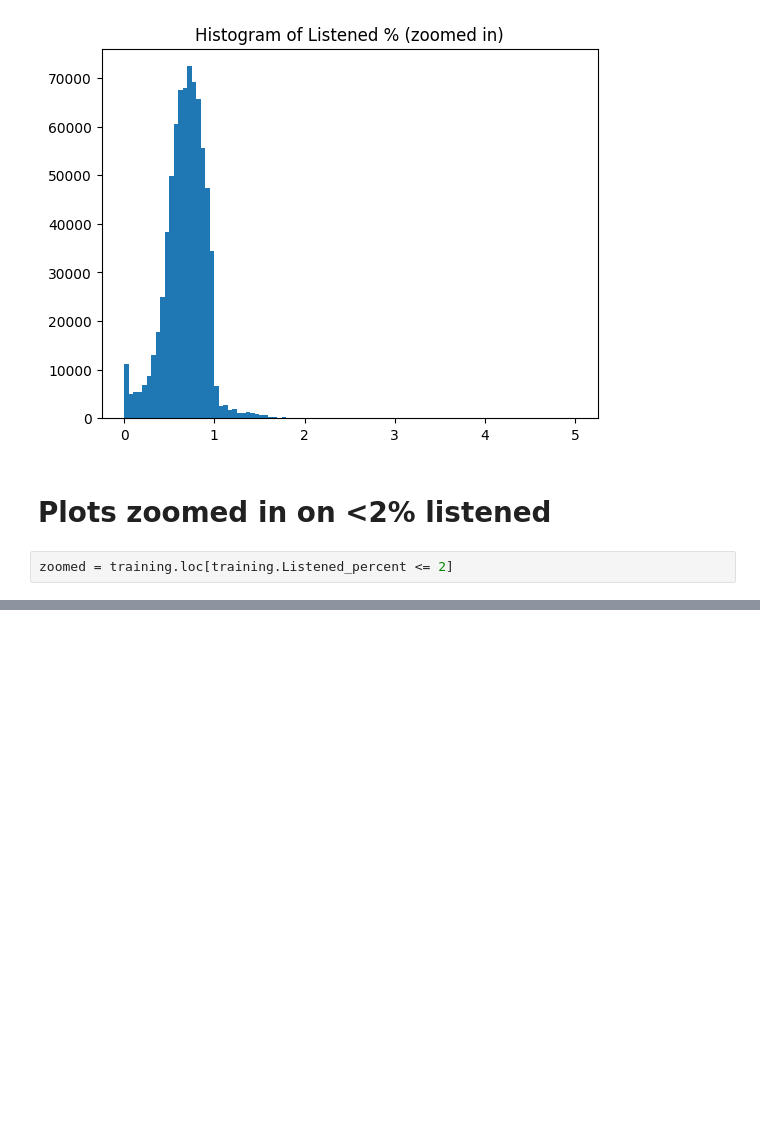
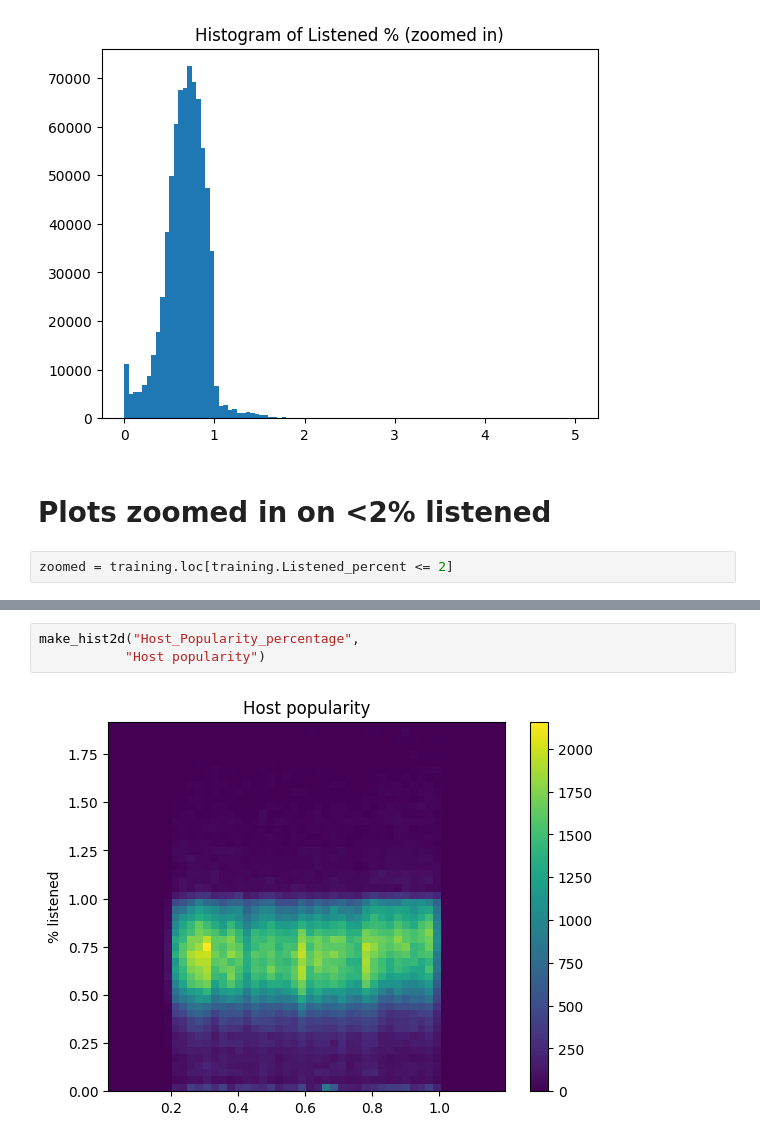
Before and after one commit to Mkranj/podcast_listening_time, a Jupyter notebook: EDA.ipynb, the cells around one changed output, grey strips where cells are left out. Cells and saved outputs as stored; diff of their text form; blank space fills up the shorter version.

```diff
--- a/EDA.ipynb
+++ b/EDA.ipynb
@@ -546,0 +529,5 @@ Text(0, 0.5, '% listened')
+# %%
+make_hist2d("Host_Popularity_percentage",
+           "Host popularity")
+# %% [output]
+[figure, added]
```
Also changed, not shown: parts of 19 cells of this notebook.
